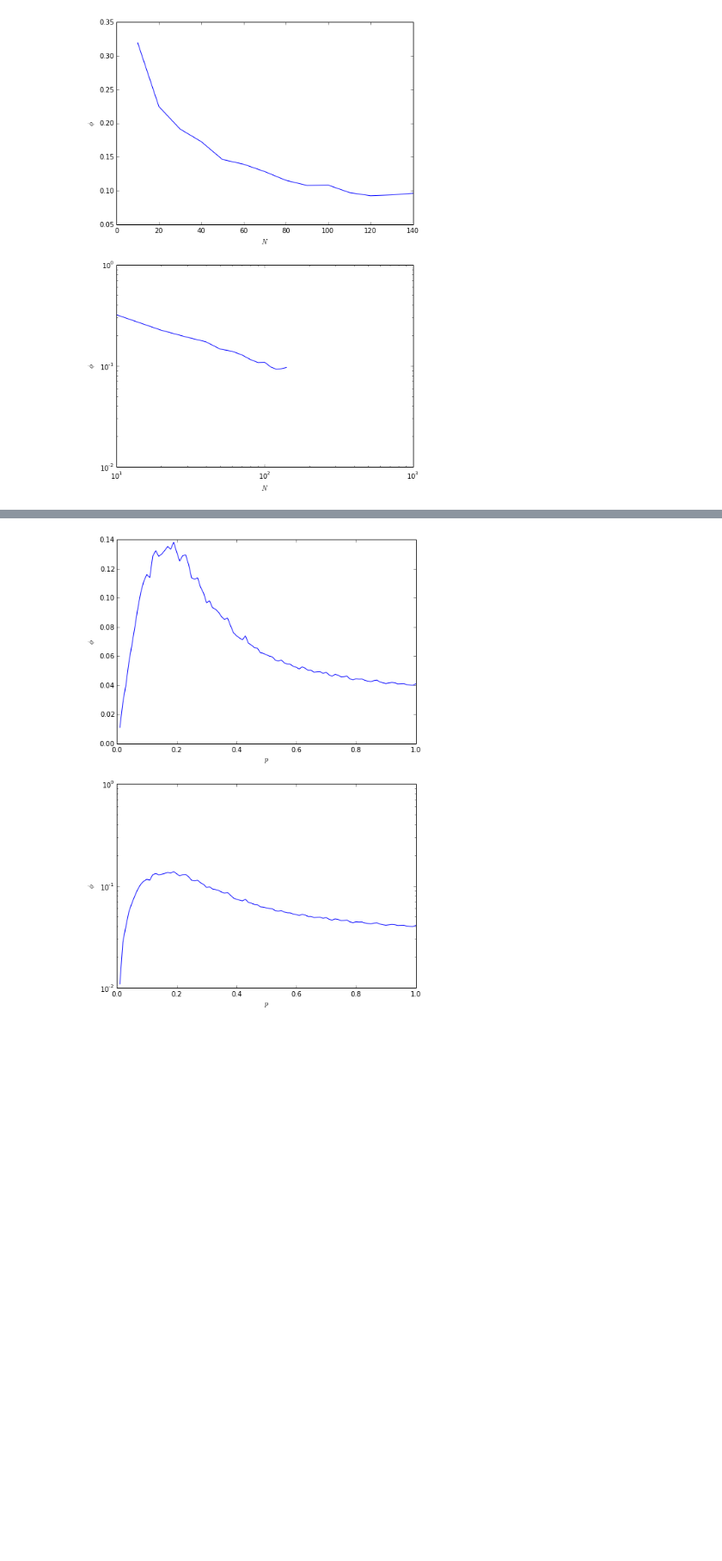
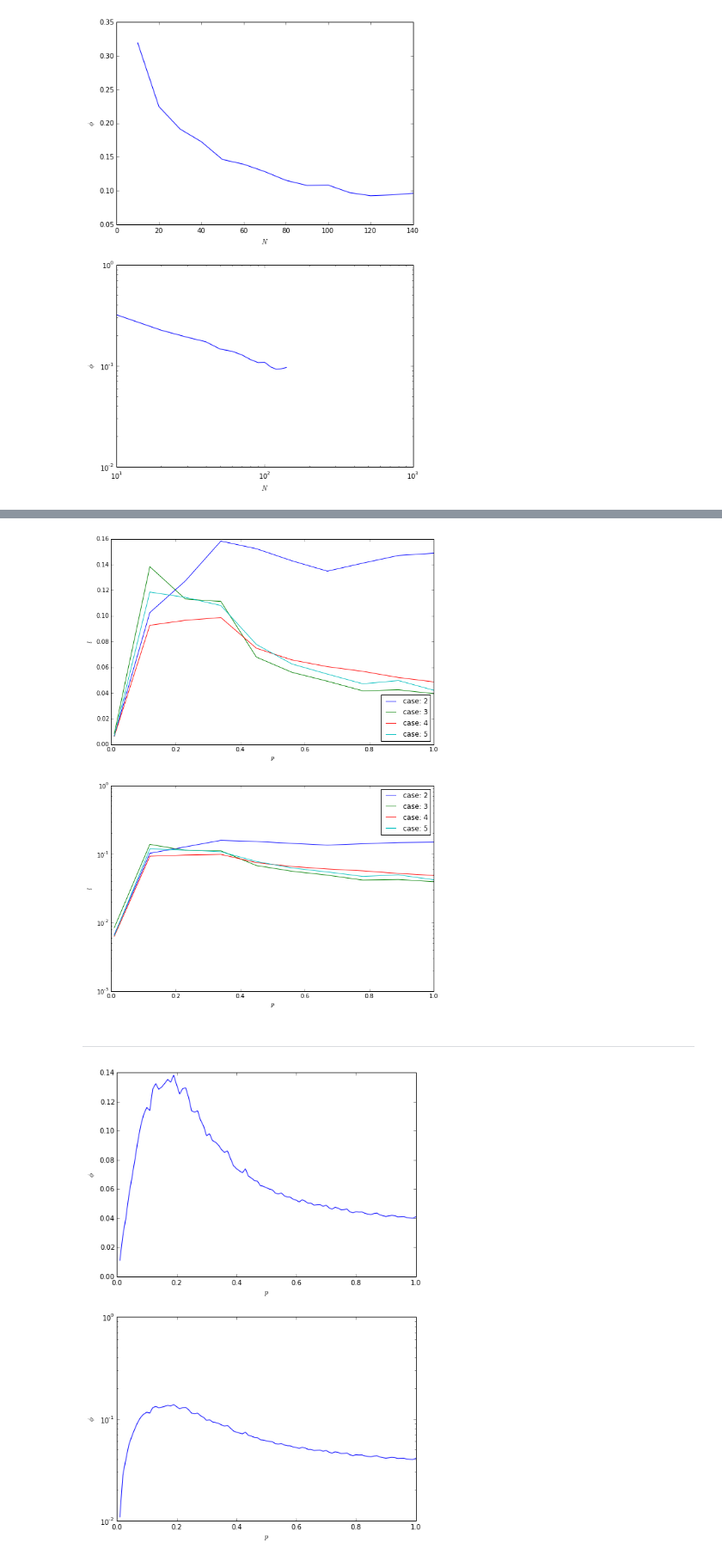
Before and after one commit to ssh0/sotsuron, a Jupyter notebook: simple3/simple3.ipynb, the cells around one changed output, grey strips where cells are left out. Shown at 86% size. Drawn from its saved outputs; the diff is of its cells as text; code cells hidden in the pictures; blank space fills up the shorter version.

```diff
--- a/simple3/simple3.ipynb
+++ b/simple3/simple3.ipynb
@@ -376,15 +414,26 @@ myplot1(S, ave_dist_btw_nodes2_S)
 # %%
-trial = 100
+import multiprocessing
 
-ave_dist_btw_nodes2_p= []
-p = np.linspace(0.01, 1., 100)
-for _p in p:
-    _tmp = 0
-    for t in range(trial):
-        meeting = Meeting(K=30, N=6, S=50, a=2, p=_p, draw=False, case=3)
-        meeting.progress()
-        tmp = 0
-        for p0, p1 in zip(meeting.minutes[:-1], meeting.minutes[1:]):
-            tmp += euc(p0[0], p1[0])
-        _tmp += tmp/float(len(meeting.minutes)-1)
-    ave_dist_btw_nodes2_p.append(_tmp/trial)
+trial = 10
+p = np.linspace(0.01, 1., 10)
+
+def wrapper(arg):
+    return arg[0](arg[1], arg[2], arg[3])
+
+def get_ave_dist_p(p, case, trial):
+    ave_dist_btw_nodes2_p= []
+    for _p in p:
+        _tmp = 0
+        for t in range(trial):
+            meeting = Meeting(K=30, N=6, S=50, a=2, p=_p, draw=False, case=case)
+            meeting.progress()
+            tmp = 0
+            for p0, p1 in zip(meeting.minutes[:-1], meeting.minutes[1:]):
+                tmp += euc(p0[0], p1[0])
+            _tmp += tmp/float(len(meeting.minutes)-1)
+        ave_dist_btw_nodes2_p.append(_tmp/trial)
+    return np.array(ave_dist_btw_nodes2_p)
+
+process = multiprocessing.Pool(8)
+jobs = [(get_ave_dist_p, p, c, trial) for c in [2, 3, 4, 5]]
+ydata = np.array(process.map(wrapper, jobs))
@@ -391,3 +451,9 @@ for _p in p:
+# %%
+myplot1_1({r'$p$': np.array([p]*4)}, {r'$l$': ydata}, scale=['linear', 'linear', 'linear', 'log'])
+# %% [output]
+[figure, added]
+# %% [markdown]
+---
 # %%
 myplot1({r'$p$': p}, {r'$\phi$': ave_dist_btw_nodes2_p}, scale=['linear', 'linear', 'linear', 'log'])
 # %% [output]
```
Also changed, not shown: parts of 3 cells of this notebook, 11 other files.
